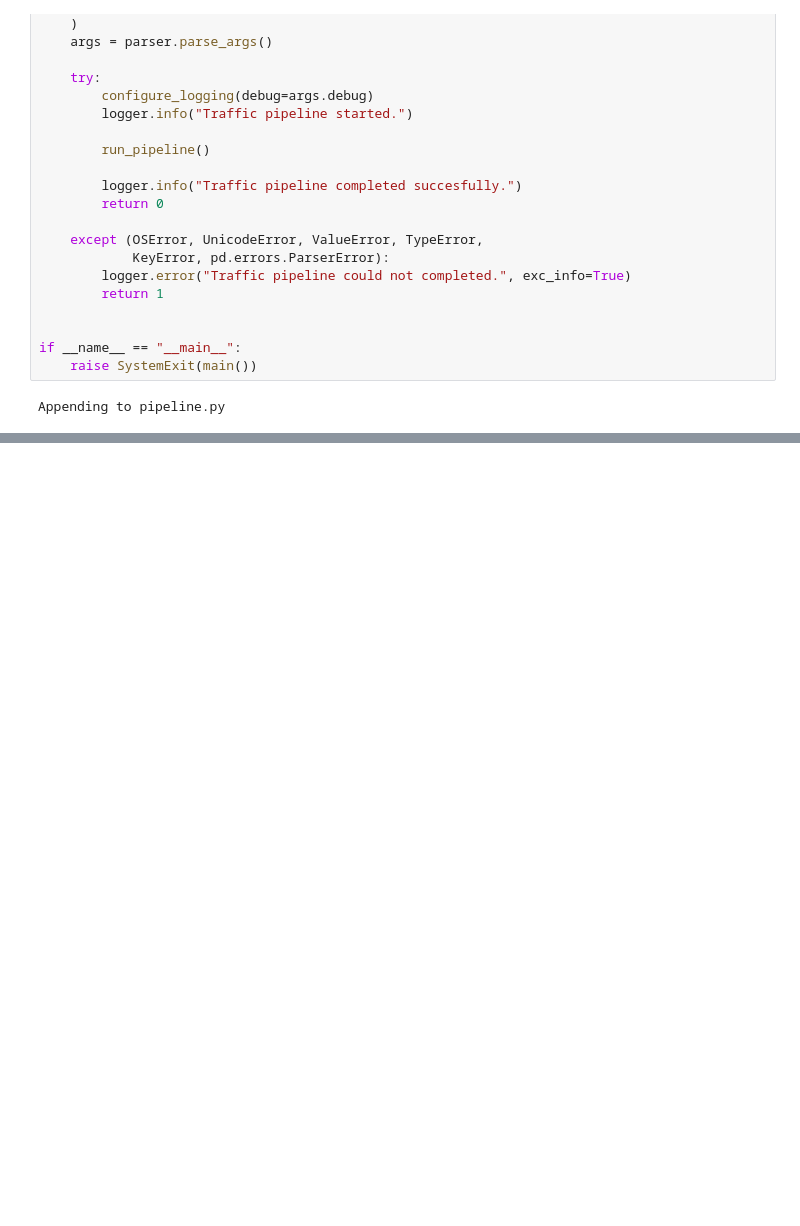
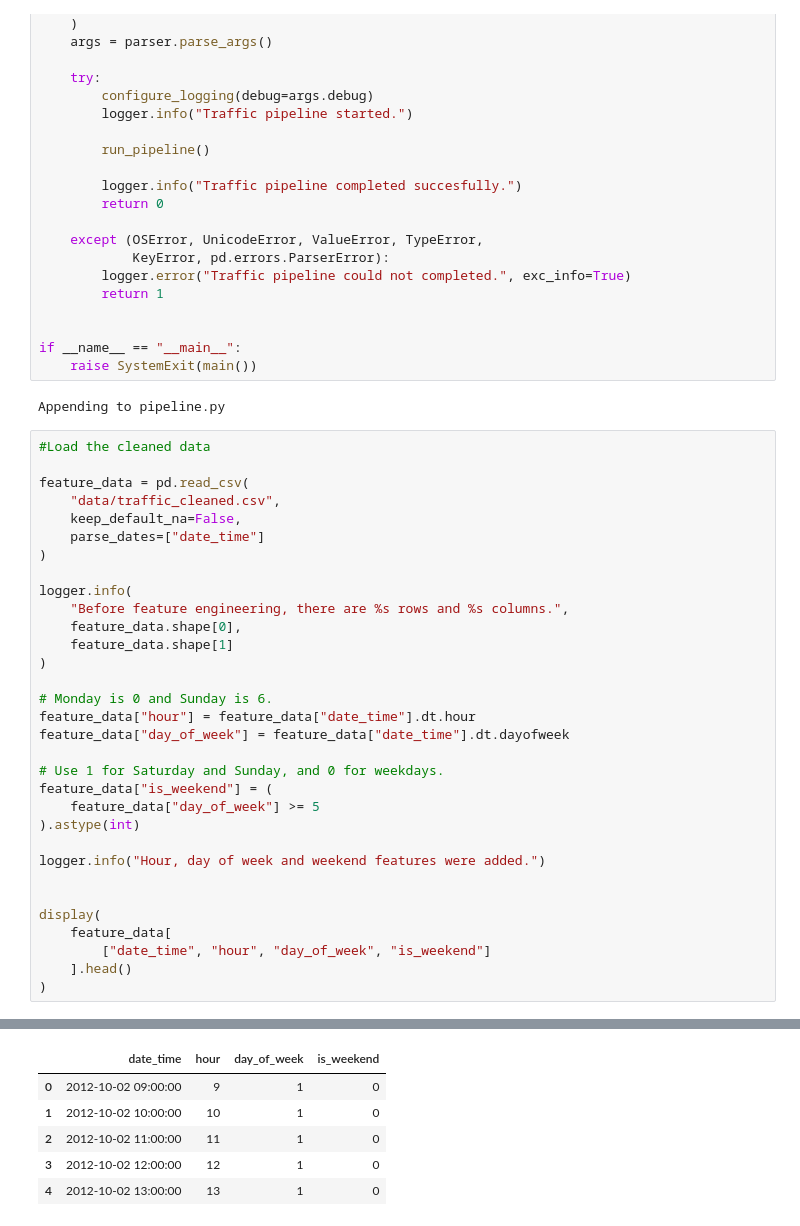
Before and after one commit to sskomal91/smart-city-traffic-capstone, a Jupyter notebook: capstone_part2/traffic_pipeline_development.ipynb, the cells around one changed output, grey strips where cells are left out. Cells and saved outputs as stored; diff of their text form; blank space fills up the shorter version.

Commit message:
Task 2 feature engineering

```diff
--- a/capstone_part2/traffic_pipeline_development.ipynb
+++ b/capstone_part2/traffic_pipeline_development.ipynb
@@ -1117,3 +1117,36 @@ if __name__ == "__main__":
     raise SystemExit(main())
 # %% [output]
 Appending to pipeline.py
+# %%
+#Load the cleaned data
+
+feature_data = pd.read_csv(
+    "data/traffic_cleaned.csv",
+    keep_default_na=False,
+    parse_dates=["date_time"]
+)
+
+logger.info(
+    "Before feature engineering, there are %s rows and %s columns.",
+    feature_data.shape[0],
+    feature_data.shape[1]
+)
+
+# Monday is 0 and Sunday is 6.
+feature_data["hour"] = feature_data["date_time"].dt.hour
+feature_data["day_of_week"] = feature_data["date_time"].dt.dayofweek
+
+# Use 1 for Saturday and Sunday, and 0 for weekdays.
+feature_data["is_weekend"] = (
+    feature_data["day_of_week"] >= 5
+).astype(int)
+
+logger.info("Hour, day of week and weekend features were added.")
+
+
+display(
+    feature_data[
+        ["date_time", "hour", "day_of_week", "is_weekend"]
+    ].head()
+)
+# %% [output]
@@ -1119,0 +1155,6 @@ Appending to pipeline.py
+|  | date_time | hour | day_of_week | is_weekend |
+| 0 | 2012-10-02 09:00:00 | 9 | 1 | 0 |
+| 1 | 2012-10-02 10:00:00 | 10 | 1 | 0 |
+| 2 | 2012-10-02 11:00:00 | 11 | 1 | 0 |
+| 3 | 2012-10-02 12:00:00 | 12 | 1 | 0 |
+| 4 | 2012-10-02 13:00:00 | 13 | 1 | 0 |
```
Also changed, not shown: parts of 15 cells of this notebook, 5 other files.
